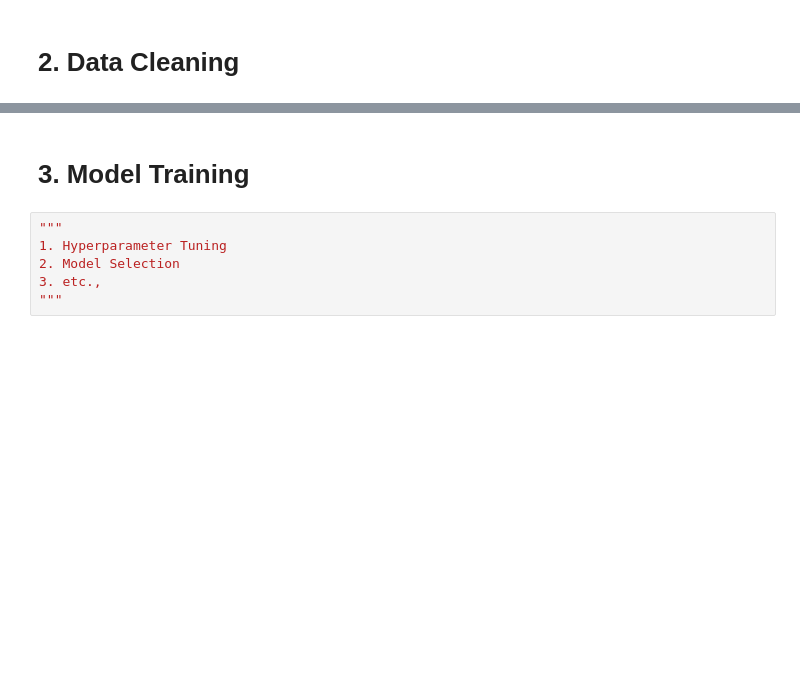
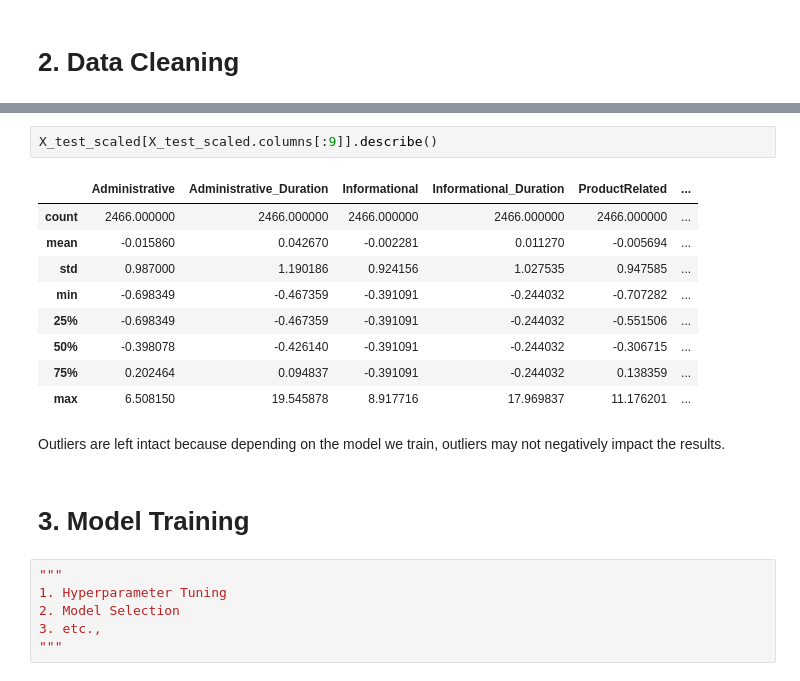
Before and after one commit to rul124/SP22_4995_AML_FinalProj, a Jupyter notebook: Oneline_Shopper_Intention_Analysis.ipynb, the cells around one changed output, grey strips where cells are left out. Cells and saved outputs as stored; diff of their text form; blank space fills up the shorter version.

```diff
--- a/Oneline_Shopper_Intention_Analysis.ipynb
+++ b/Oneline_Shopper_Intention_Analysis.ipynb
@@ -72,3 +206,17 @@ ax.tick_params(axis = 'x', rotation=60)
+# %%
+X_test_scaled[X_test_scaled.columns[:9]].describe()
+# %% [output]
+|  | Administrative | Administrative_Duration | Informational | Informational_Duration | ProductRelated | ... |
+| count | 2466.000000 | 2466.000000 | 2466.000000 | 2466.000000 | 2466.000000 | ... |
+| mean | -0.015860 | 0.042670 | -0.002281 | 0.011270 | -0.005694 | ... |
+| std | 0.987000 | 1.190186 | 0.924156 | 1.027535 | 0.947585 | ... |
+| min | -0.698349 | -0.467359 | -0.391091 | -0.244032 | -0.707282 | ... |
+| 25% | -0.698349 | -0.467359 | -0.391091 | -0.244032 | -0.551506 | ... |
+| 50% | -0.398078 | -0.426140 | -0.391091 | -0.244032 | -0.306715 | ... |
+| 75% | 0.202464 | 0.094837 | -0.391091 | -0.244032 | 0.138359 | ... |
+| max | 6.508150 | 19.545878 | 8.917716 | 17.969837 | 11.176201 | ... |
+# %% [markdown]
+Outliers are left intact because depending on the model we train, outliers may not negatively impact the results.
 # %% [markdown]
 # 3. Model Training
 # %%
```
Also changed, not shown: parts of 17 cells of this notebook.
